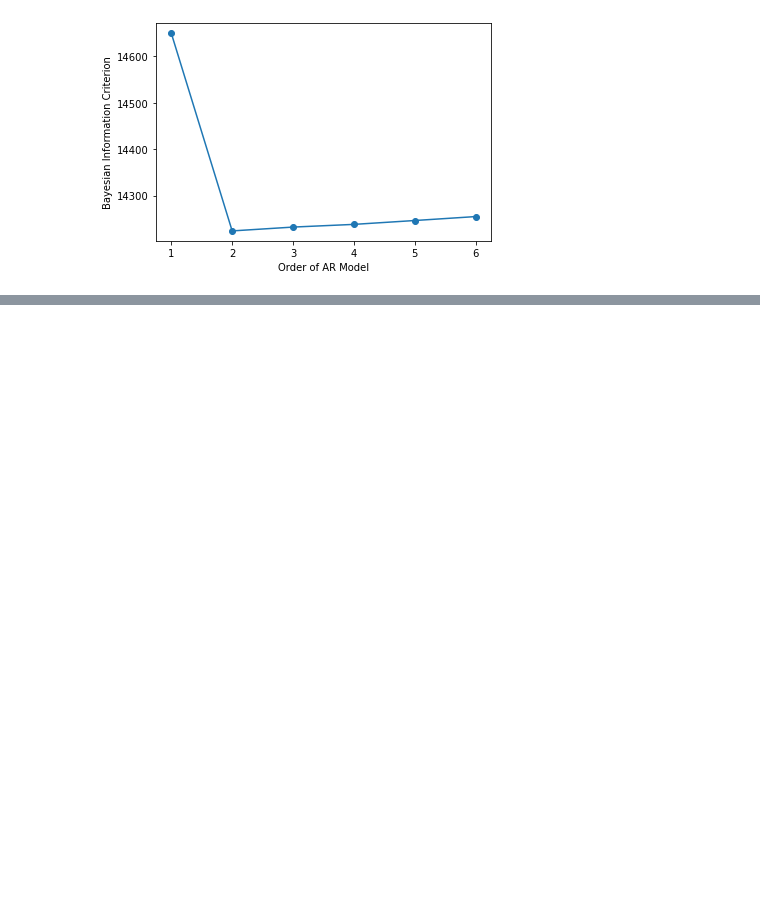
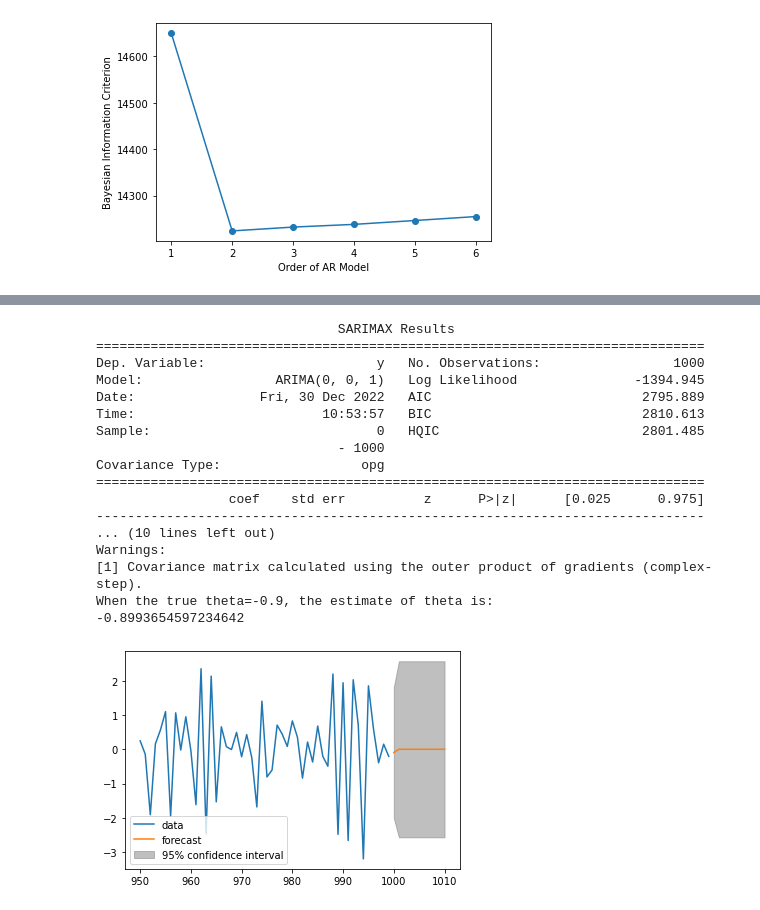
Before and after one commit to bearloop/learning-resources, a Jupyter notebook: 24_time_series_analysis.ipynb, the cells around one changed output, grey strips where cells are left out. Drawn from its saved outputs; the diff is of its cells as text; code cells hidden in the pictures; blank space fills up the shorter version.

```diff
--- a/24_time_series_analysis.ipynb
+++ b/24_time_series_analysis.ipynb
@@ -528,0 +572,43 @@ plt.show()
+# %%
+# Fit an MA(1) model to the first simulated data
+mod = ARIMA(simulated_data_1, order=(0,0,1))
+res = mod.fit()
+
+# Print out summary information on the fit
+print(res.summary())
+
+# Print out the estimate for the constant and for theta
+print("When the true theta=-0.9, the estimate of theta is:")
+print(res.params[1])
+
+# Forecast the first MA(1) model
+simulated_data_1 = pd.Series(simulated_data_1)
+simulated_data_1.name = 'data'
+
+mod = ARIMA(simulated_data_1, order=(0,0,1))
+res = mod.fit()
+
+# Plot the data and the forecast
+fig, ax = plt.subplots()
+simulated_data_1.loc[950:].plot(ax=ax)
+plot_predict(res, start=1000, end=1010, ax=ax)
+plt.show()
+# %% [output]
+                               SARIMAX Results
+==============================================================================
+Dep. Variable:                      y   No. Observations:                 1000
+Model:                 ARIMA(0, 0, 1)   Log Likelihood               -1394.945
+Date:                Fri, 30 Dec 2022   AIC                           2795.889
+Time:                        10:53:57   BIC                           2810.613
+Sample:                             0   HQIC                          2801.485
+                               - 1000
+Covariance Type:                  opg
+==============================================================================
+                 coef    std err          z      P>|z|      [0.025      0.975]
+------------------------------------------------------------------------------
+... (10 lines left out)
+Warnings:
+[1] Covariance matrix calculated using the outer product of gradients (complex-step).
+When the true theta=-0.9, the estimate of theta is:
+-0.8993654597234642
+[figure, added]
```
Also changed, not shown: parts of 16 cells of this notebook, 1 other file.
